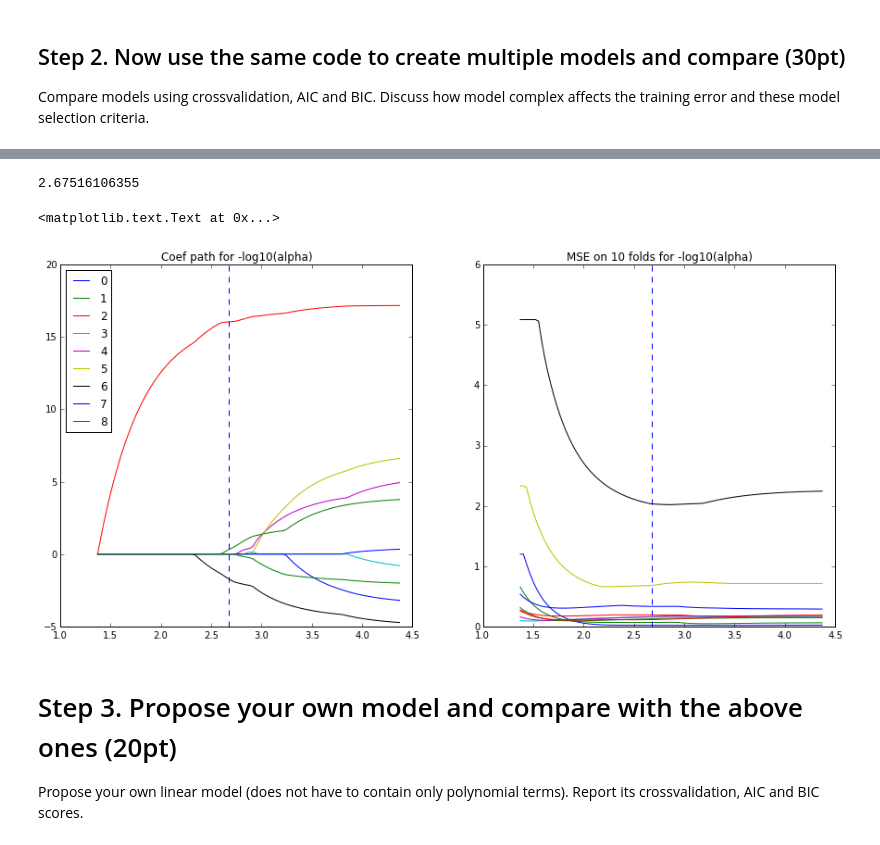
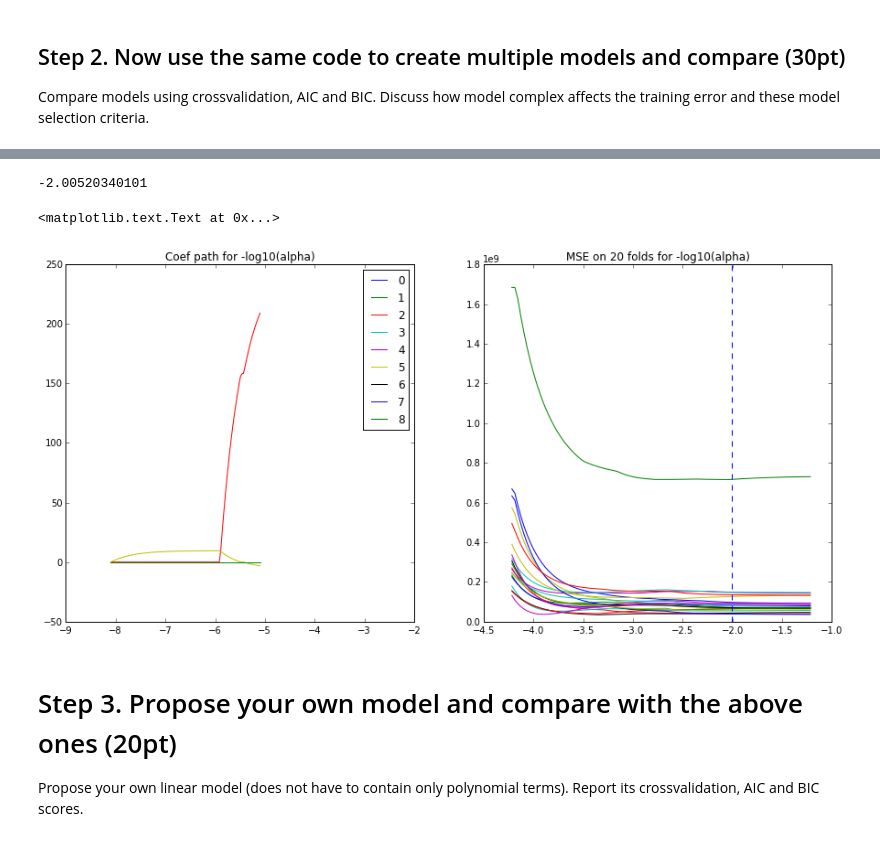
Before and after one commit to rtbs-dev/F15_MAE301, a Jupyter notebook: MAE301HW5_Student.ipynb, the cells around one changed output, grey strips where cells are left out. Cells and saved outputs as stored; diff of their text form; code cells hidden in the pictures.

```diff
--- a/MAE301HW5_Student.ipynb
+++ b/MAE301HW5_Student.ipynb
@@ -39,3 +40,11 @@ data_scaled = StandardScaler().fit_transform(data) # preprocess the data
+# %%
+from sklearn.preprocessing import StandardScaler
+scaler_func=StandardScaler()
+y = data[:,0] #first columns
+# covariates are the other columns. Dealer cost is not included since it correlates too much with the price #
+X = data[:,1:] # all the others
+scaler_func.fit(X, y=y)
+data_scaled = scaler_func.transform(X) # preprocess the data
 # %% [markdown]
 ## Step 0. Visualize your data (10pt)
 
@@ -302,31 +214,22 @@ Computing regularization path using the Lars lasso...
 # %%
+from sklearn.linear_model import LassoCV, Lasso
 # response are car prices, i.e., the first column of the data matrix #
-y = data_scaled[:,0]
-
+y_train = y
+#y = scaler_func.fit_transform(np.log10(scaler_func.inverse_transform(data_scaled)[:,0]))
 # covariates are the other columns. Dealer cost is not included since it correlates too much with the price #
-X = data_scaled[:,2:data_scaled.shape[1]]
-print X.shape
+X_train = data_scaled[:]
+#print X.shape
 #poly = PolynomialFeatures(2)
 #X = poly.fit_transform(X)
-model=LassoCV(cv=ncv) #alpha based on CV for ncv from above
-model.fit(X, y)
-yhat = model.predict(X)
-
-
-plt.figure(figsize=(12, 7))
-plt.scatter(y, yhat, label="Linear 1deg LASSO", clip_on=False)
+model=LassoCV(cv=ncv, fit_intercept=True) #alpha based on CV for ncv from above
+#model=Lasso(0.)
+model.fit(X_train, y_train)
+yhat = model.predict(X_train)
+print model.alpha_
 
 scores = cross_validation.cross_val_score(model,
-        X, y, scoring="mean_squared_error", cv=ncv)
+        X_train, y_train, scoring="mean_squared_error", cv=ncv)
 print "CV avg MSE ",-1*scores.mean()
 print model.coef_
 #plt.plot(model.mse_path_)
-
-plt.title("CV avg score: {:.2}".format(abs(scores.mean())))
-plt.xlabel("True car price")
-plt.ylabel("Predicted Car Price")
-plt.plot(range(6), label="perfect prediction")
-plt.xlim((min(y_train), max(y_train)))
-plt.ylim((min(yhat), max(yhat)))
-plt.legend()
 # %% [output]
@@ -339,18 +269,19 @@ CV avg MSE  0.413341559504
 # %%
 #print model.path(X,y)[1]
 fig, ax=plt.subplots(ncols=2, figsize=(15,7))
 print -np.log10(model.alpha_)
 ax[0].plot(-np.log10(model.path(X,y)[0]), model.path(X,y)[1].T)
 ax[0].legend([str(i) for i in range(9)], loc=0)
 ax[0].axvline(x=-np.log10(model.alpha_), ls='--')
 ax[0].set_title("Coef path for -log10(alpha)")
+#ax[0].set_ylim((-5,5))
 ax[1].plot(-np.log10(model.alphas_), model.mse_path_)
 ax[1].axvline(x=-np.log10(model.alpha_), ls='--')
-ax[1].set_title("MSE on 10 folds for -log10(alpha)")
+ax[1].set_title("MSE on "+str(ncv)+" folds for -log10(alpha)")
 # %% [output]
-2.67516106355
+-2.00520340101
 <matplotlib.text.Text at 0x...>
-[figure, old version]
+[figure, new version]
 # %% [markdown]
 # Step 3. Propose your own model and compare with the above ones (20pt)
 
```
Also changed, not shown: parts of 12 cells of this notebook.
